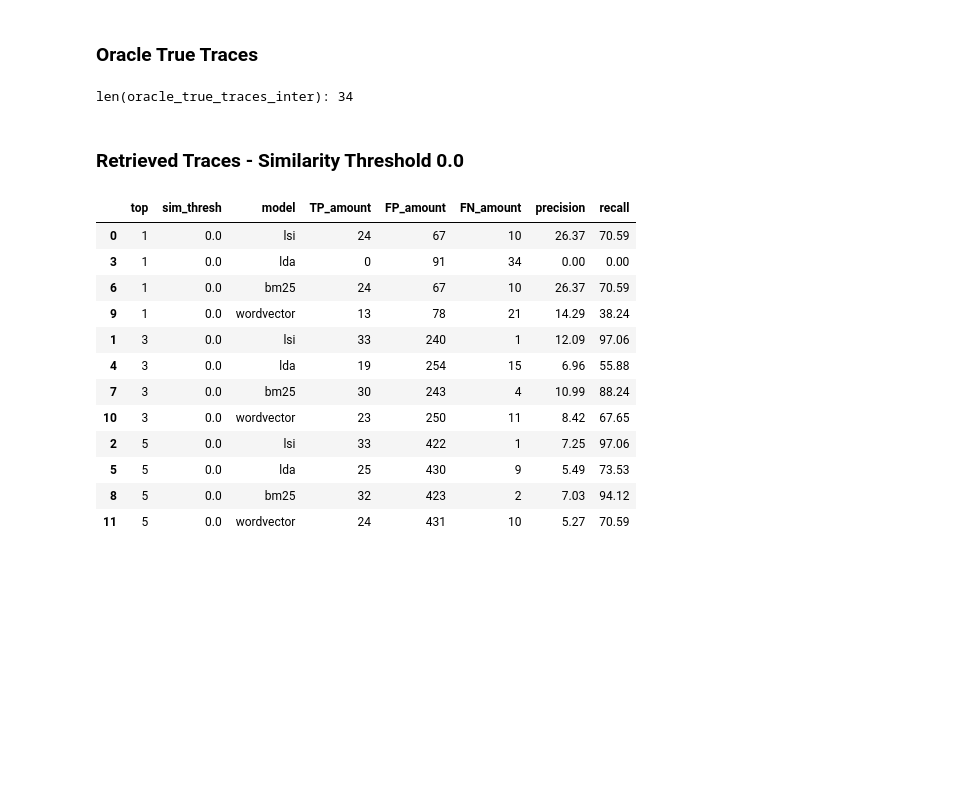
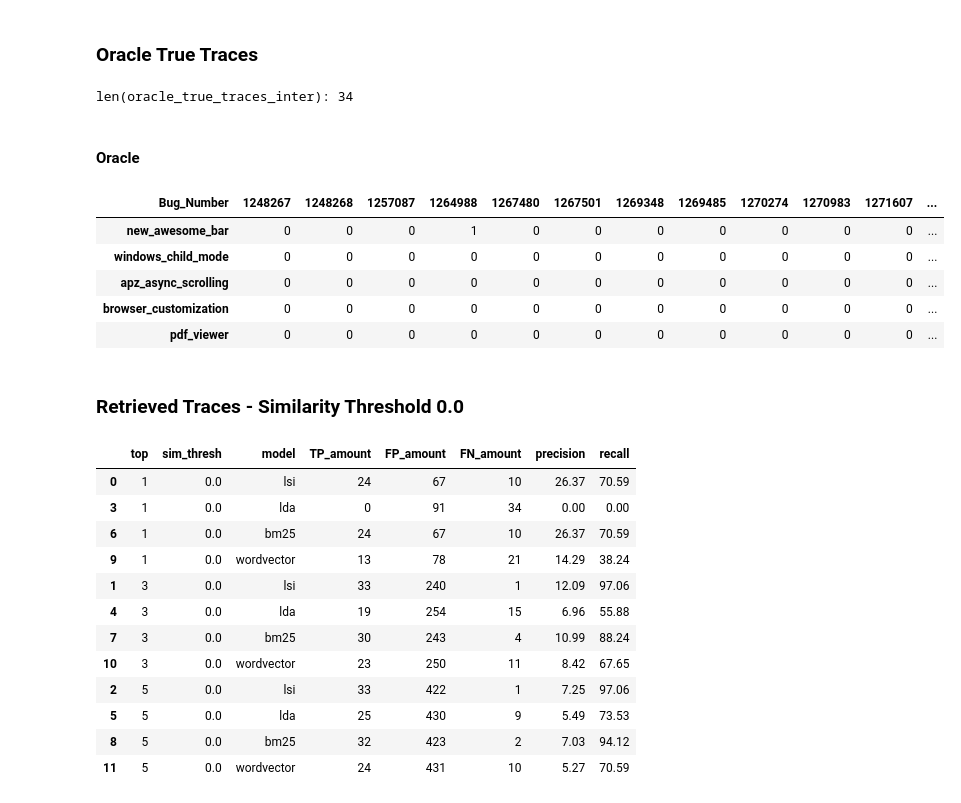
Before and after one commit to Pointpt/trace-link-recovery-study, a Jupyter notebook: notebooks/firefox_p2/feat_br_tracing/feat_br_runner.ipynb, the cells around one changed output. Cells and saved outputs as stored; diff of their text form; code cells hidden in the pictures; blank space fills up the shorter version.

```diff
--- a/notebooks/firefox_p2/feat_br_tracing/feat_br_runner.ipynb
+++ b/notebooks/firefox_p2/feat_br_tracing/feat_br_runner.ipynb
@@ -93,6 +93,17 @@ oracle_true_traces_inter = aux_functions.get_oracle_true_positives(exp_vol_inter
 print('len(oracle_true_traces_inter): {}'.format(len(oracle_true_traces_inter)))
 # %% [output]
 len(oracle_true_traces_inter): 34
+# %% [markdown]
+#### Oracle
+# %%
+aux_functions.highlight_df(exp_vol_intersec_strat_runner.get_evaluator().get_oracle_df().head())
+# %% [output]
+| Bug_Number | 1248267 | 1248268 | 1257087 | 1264988 | 1267480 | 1267501 | 1269348 | 1269485 | 1270274 | 1270983 | 1271607 | ... |
+| new_awesome_bar | 0 | 0 | 0 | 1 | 0 | 0 | 0 | 0 | 0 | 0 | 0 | ... |
+| windows_child_mode | 0 | 0 | 0 | 0 | 0 | 0 | 0 | 0 | 0 | 0 | 0 | ... |
+| apz_async_scrolling | 0 | 0 | 0 | 0 | 0 | 0 | 0 | 0 | 0 | 0 | 0 | ... |
+| browser_customization | 0 | 0 | 0 | 0 | 0 | 0 | 0 | 0 | 0 | 0 | 0 | ... |
+| pdf_viewer | 0 | 0 | 0 | 0 | 0 | 0 | 0 | 0 | 0 | 0 | 0 | ... |
 # %% [markdown]
 ### Retrieved Traces - Similarity Threshold 0.0
 # %%
```
Also changed, not shown: parts of 41 cells of this notebook, 11 other files.
